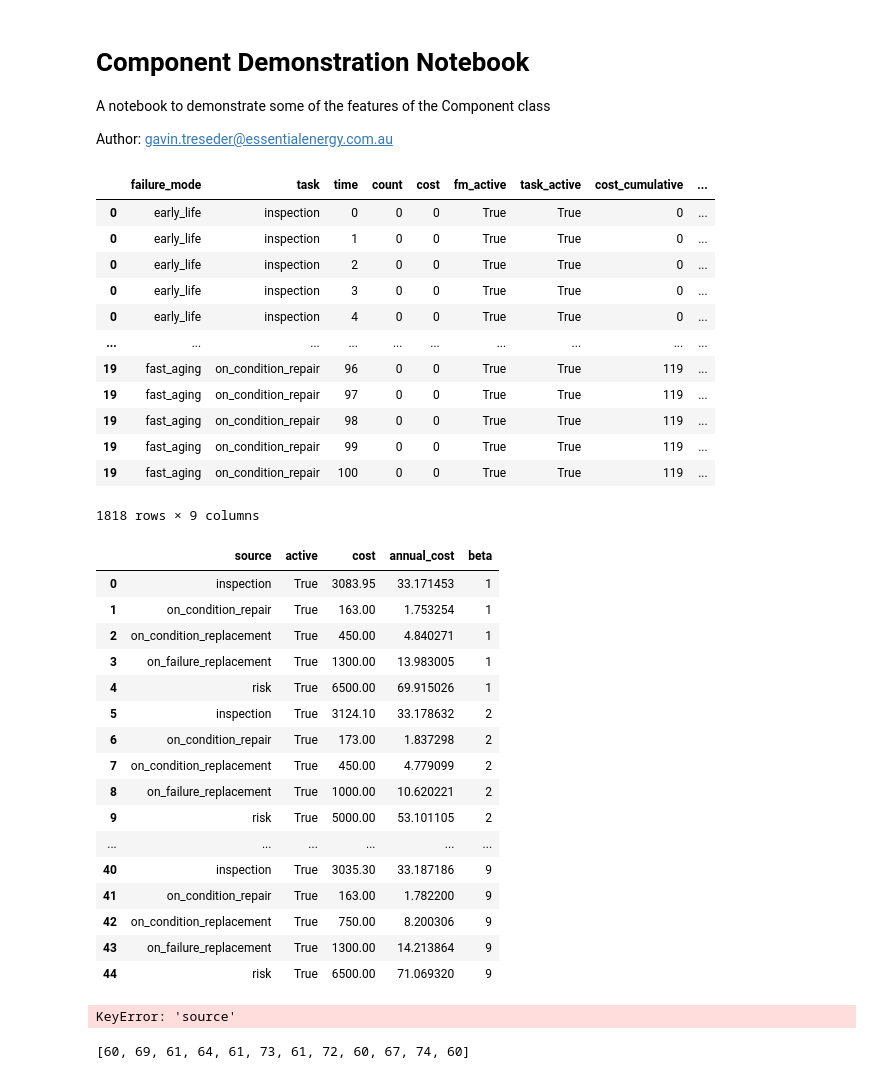
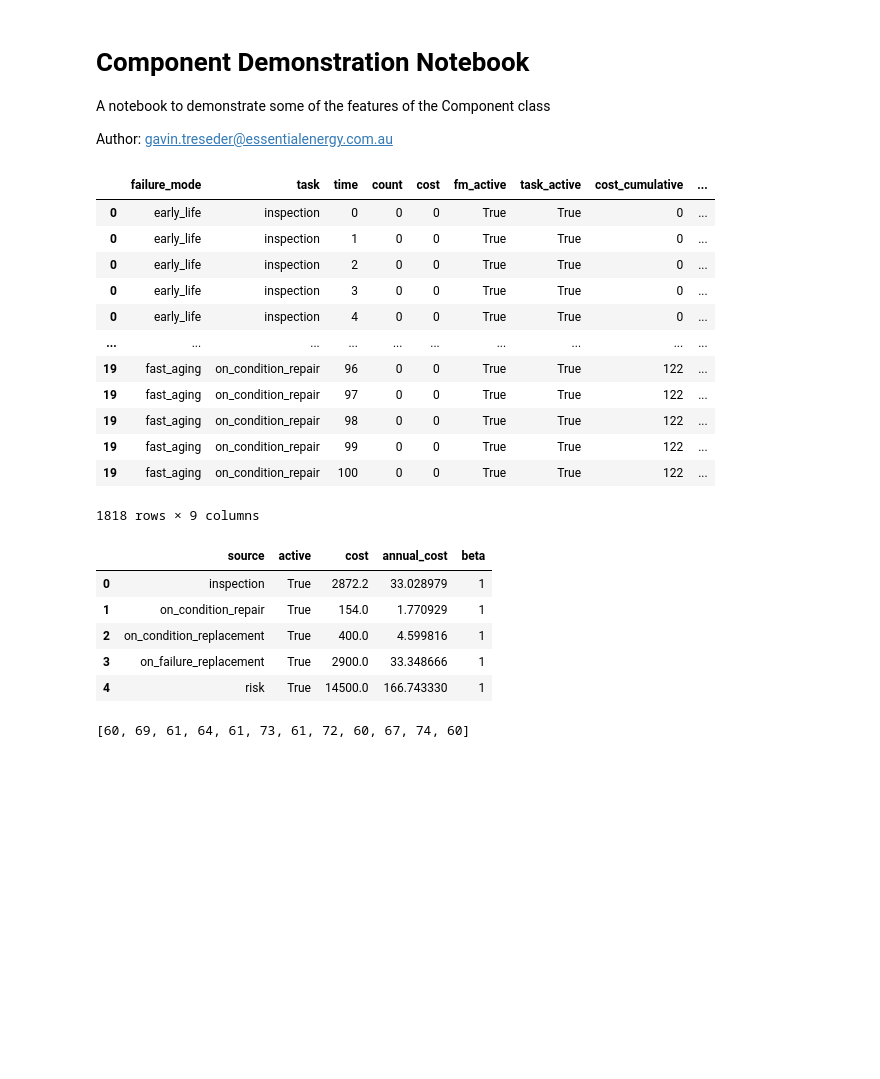
Before and after one commit to gavintreseder/pof, a Jupyter notebook: notebooks/component.ipynb, the cells around one changed output. Cells and saved outputs as stored; diff of their text form; code cells hidden in the pictures; blank space fills up the shorter version.

```diff
--- a/notebooks/component.ipynb
+++ b/notebooks/component.ipynb
@@ -25,8 +25,8 @@ comp.sim_timeline(t_end=100)
 # %%
 comp.mc_timeline(t_end=100, n_iterations=100)
 # %%
-df = comp.expected_risk_cost_df()
-df
+df_erc = comp.expected_risk_cost_df()
+df_erc
 # %% [output]
 |  | failure_mode | task | time | count | cost | fm_active | task_active | cost_cumulative | ... |
 | 0 | early_life | inspection | 0 | 0 | 0 | True | True | 0 | ... |
@@ -35,30 +35,19 @@ df
 | 0 | early_life | inspection | 3 | 0 | 0 | True | True | 0 | ... |
 | 0 | early_life | inspection | 4 | 0 | 0 | True | True | 0 | ... |
 | ... | ... | ... | ... | ... | ... | ... | ... | ... | ... |
-| 19 | fast_aging | on_condition_repair | 96 | 0 | 0 | True | True | 119 | ... |
-| 19 | fast_aging | on_condition_repair | 97 | 0 | 0 | True | True | 119 | ... |
-| 19 | fast_aging | on_condition_repair | 98 | 0 | 0 | True | True | 119 | ... |
-| 19 | fast_aging | on_condition_repair | 99 | 0 | 0 | True | True | 119 | ... |
-| 19 | fast_aging | on_condition_repair | 100 | 0 | 0 | True | True | 119 | ... |
+| 19 | fast_aging | on_condition_repair | 96 | 0 | 0 | True | True | 122 | ... |
+| 19 | fast_aging | on_condition_repair | 97 | 0 | 0 | True | True | 122 | ... |
+| 19 | fast_aging | on_condition_repair | 98 | 0 | 0 | True | True | 122 | ... |
+| 19 | fast_aging | on_condition_repair | 99 | 0 | 0 | True | True | 122 | ... |
+| 19 | fast_aging | on_condition_repair | 100 | 0 | 0 | True | True | 122 | ... |
 1818 rows × 9 columns
 # %%
 df = comp.expected_sensitivity(var_name = 'comp-fm-random-dists-untreated-beta', lower=1, upper=10)
-df
+df.head()
 # %% [output]
 |  | source | active | cost | annual_cost | beta |
-| 0 | inspection | True | 3083.95 | 33.171453 | 1 |
-| 1 | on_condition_repair | True | 163.00 | 1.753254 | 1 |
-| 2 | on_condition_replacement | True | 450.00 | 4.840271 | 1 |
-| 3 | on_failure_replacement | True | 1300.00 | 13.983005 | 1 |
-| 4 | risk | True | 6500.00 | 69.915026 | 1 |
-| 5 | inspection | True | 3124.10 | 33.178632 | 2 |
-| 6 | on_condition_repair | True | 173.00 | 1.837298 | 2 |
-| 7 | on_condition_replacement | True | 450.00 | 4.779099 | 2 |
-| 8 | on_failure_replacement | True | 1000.00 | 10.620221 | 2 |
-| 9 | risk | True | 5000.00 | 53.101105 | 2 |
-| ... | ... | ... | ... | ... | ... |
-| 40 | inspection | True | 3035.30 | 33.187186 | 9 |
-| 41 | on_condition_repair | True | 163.00 | 1.782200 | 9 |
-| 42 | on_condition_replacement | True | 750.00 | 8.200306 | 9 |
-| 43 | on_failure_replacement | True | 1300.00 | 14.213864 | 9 |
-| 44 | risk | True | 6500.00 | 71.069320 | 9 |
+| 0 | inspection | True | 2872.2 | 33.028979 | 1 |
+| 1 | on_condition_repair | True | 154.0 | 1.770929 | 1 |
+| 2 | on_condition_replacement | True | 400.0 | 4.599816 | 1 |
+| 3 | on_failure_replacement | True | 2900.0 | 33.348666 | 1 |
+| 4 | risk | True | 14500.0 | 166.743330 | 1 |
@@ -101,8 +54,3 @@ fig.update_xaxes(automargin=True)
-# %%
-from pof.interface.figures import make_sensitivity_fig
-make_sensitivity_fig(comp, var_name = 'comp-fm-random-dists-untreated-beta', lower=1, upper=10)
-# %% [output]
-KeyError: 'source'
 # %%
 comp.expected_cf()
 # %% [output]
```
Also changed, not shown: parts of 14 cells of this notebook, 5 other files.
